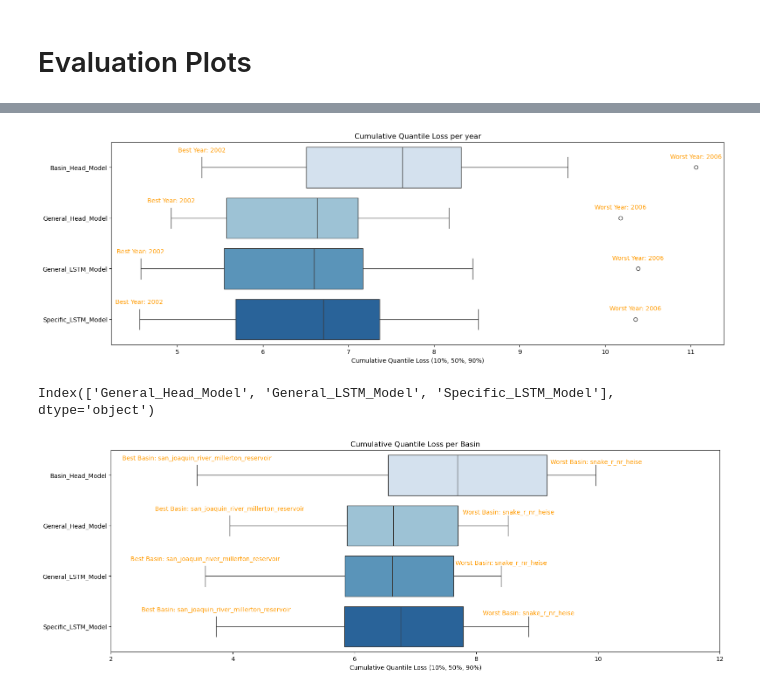
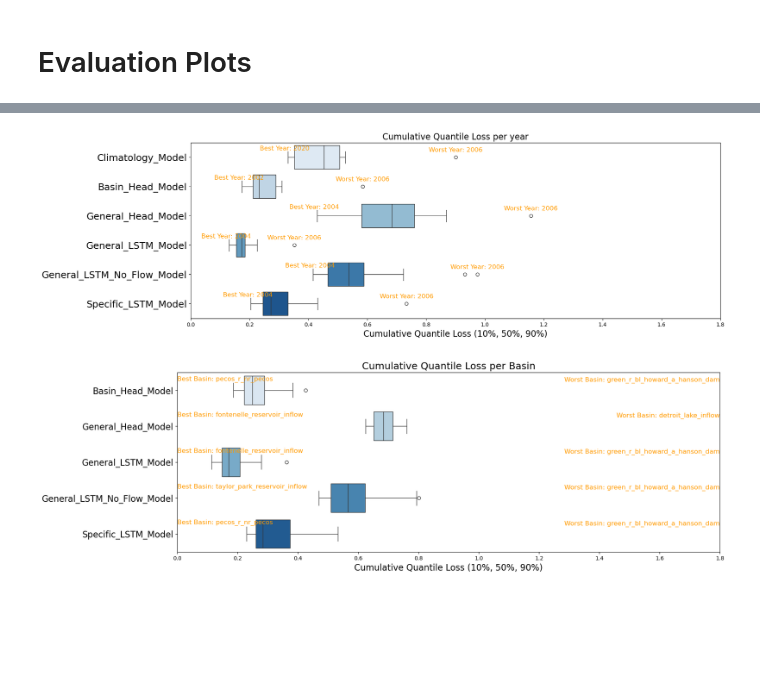
Before and after one commit to KarRups/Hydra_Code, a Jupyter notebook: Week_Ahead_Evaluation.ipynb, the cells around one changed output, grey strips where cells are left out. Cells and saved outputs as stored; diff of their text form; code cells hidden in the pictures; blank space fills up the shorter version.

```diff
--- a/Week_Ahead_Evaluation.ipynb
+++ b/Week_Ahead_Evaluation.ipynb
@@ -172,6 +233,0 @@ def quantile_loss(predictions, true_values, quantiles = np.array([0.1,0.5,0.9]))
-# %%
-# Ideally I want a table with Model as one axis and Year as another, showing the performance of each model for each year and which one performed better
-# Maybe a similar graph for each basin
-
-for Output in Outputs:
-    print(quantile_loss(Output, Truth.squeeze()))
@@ -316,7 +338,7 @@ Scores = Matrix_Of_CV_Scores(basins, years)
 # %%
 # Average over years
-averaged_scores = {model: {basin: [] for basin in basins} for model in ["Climatology_Model", "Basin_Head_Model", "General_Head_Model", "General_LSTM_Model", "Specific_LSTM_Model"]}
-model_names = ["Climatology_Model", "Basin_Head_Model", "General_Head_Model", "General_LSTM_Model", "Specific_LSTM_Model"]
+averaged_scores = {model: {basin: [] for basin in basins} for model in ["Climatology_Model", "Basin_Head_Model", "General_Head_Model", "General_LSTM_Model", "General_LSTM_No_Flow_Model", "Specific_LSTM_Model"]}
+model_names = ["Climatology_Model", "Basin_Head_Model", "General_Head_Model", "General_LSTM_Model", "General_LSTM_No_Flow_Model", "Specific_LSTM_Model"]
 model_name_underscore_count = {model: model.count('_') for model in model_names}
 
 # Extract scores and compute averages
@@ -346,14 +368,14 @@ basins_df.loc['Average'] = average_row
 import pickle
 
 
-# Save the dictionary to a file
-# with open('/data/Hydra_Work/Validation_Results/20_22_Validation_Dict.pkl', 'wb') as f:
-#     pickle.dump(Scores, f)
+# # Save the dictionary to a file
+with open('/data/Hydra_Work/Validation_Results/1_Day_11_06_Validation_Dict.pkl', 'wb') as f:
+    pickle.dump(Scores, f)
 
-# Load the dictionary from a file
-with open('/data/Hydra_Work/Validation_Results/20_22_Validation_Dict.pkl', 'rb') as f:
+#Load the dictionary from a file
+with open('/data/Hydra_Work/Validation_Results/1_Day_11_06_Validation_Dict.pkl', 'rb') as f:
     Scores = pickle.load(f)
-#
+
 years = np.arange(2000,2024,2)
 # %%
 def highlight_min(s):
@@ -386,7 +408,7 @@ styled_df
 # %%
 # Average over basins
-averaged_scores = {year: {model: [] for model in ["Climatology_Model", "Basin_Head_Model", "General_Head_Model", "General_LSTM_Model", "Specific_LSTM_Model"]} for year in years}
-model_names = ["Climatology_Model", "Basin_Head_Model", "General_Head_Model", "General_LSTM_Model", "Specific_LSTM_Model"]
+averaged_scores = {year: {model: [] for model in ["Climatology_Model", "Basin_Head_Model", "General_Head_Model", "General_LSTM_Model", "General_LSTM_No_Flow_Model", "Specific_LSTM_Model"]} for year in years}
+model_names = ["Climatology_Model", "Basin_Head_Model", "General_Head_Model", "General_LSTM_Model", "General_LSTM_No_Flow_Model", "Specific_LSTM_Model"]
 model_name_underscore_count = {model: model.count('_') for model in model_names}
 
 # Extract scores and compute averages
@@ -441,35 +463,40 @@ years_styled_df
 # %%
+import matplotlib.dates as mdates
+
+import matplotlib.pyplot as plt
+plt.style.use('tableau-colorblind10')
+
 import seaborn as sns
+
 sns.color_palette('colorblind')
-df = years_df.drop(columns= 'Climatology_Model')
+df = years_df #.drop(columns= 'Climatology_Model')
 plt.figure(figsize=(18, 6))
 sns.boxplot(data=df, orient = 'h', palette='Blues')
 
 
 # Find the index of the best and worst points
 best_indices = df.idxmin()
 worst_indices = df.idxmax()
 
 # Add text annotations to the plot for each column
 for col in df.columns:
     best_index = best_indices[col]
     worst_index = worst_indices[col]
 
     best_point = df.loc[best_index, col]
     worst_point = df.loc[worst_index, col]
 
-    plt.text(best_point , df.columns.get_loc(col) - 0.4, f'Best Year: {best_index}', ha='center', va='top', color='#ff9b00')
-    plt.text(worst_point , df.columns.get_loc(col) - 0.15, f'Worst Year: {worst_index}', ha='center', va='bottom', color='#ff9b00')
+    plt.text(best_point - 0.01 , df.columns.get_loc(col) - 0.4, f'Best Year: {best_index}', ha='center', va='top', color='#ff9b00', fontsize=12)
+    plt.text(worst_point , df.columns.get_loc(col) - 0.15, f'Worst Year: {worst_index}', ha='center', va='bottom', color='#ff9b00', fontsize=12)
 
-plt.xlabel('Cumulative Quantile Loss (10%, 50%, 90%)')
-plt.title('Cumulative Quantile Loss per year')
+plt.xlim([0,1.8])
+
+plt.xlabel('Cumulative Quantile Loss (10%, 50%, 90%)', fontsize=16)
+plt.yticks(fontsize=18)
+plt.title('Cumulative Quantile Loss per year', fontsize=16)
 plt.show()
 # %% [output]
-[figure, old version]
+[figure, new version]
-# %%
-df.columns[1:]
-# %% [output]
-Index(['General_Head_Model', 'General_LSTM_Model', 'Specific_LSTM_Model'], dtype='object')
 # %%
 import seaborn as sns
 df = basins_df.drop(columns= 'Climatology_Model')
@@ -489,16 +516,19 @@ for col in df.columns:
     best_point = df.loc[best_index, col]
     worst_point = df.loc[worst_index, col]
 
-    plt.text(best_point , df.columns.get_loc(col) - 0.4, f'Best Basin: {best_index}', ha='center', va='top', color='#ff9b00')
-    plt.text(worst_point , df.columns.get_loc(col) - 0.2, f'Worst Basin: {worst_index}', ha='center', va='bottom', color='#ff9b00')
+    plt.text(0 , df.columns.get_loc(col) - 0.4, f'Best Basin: {best_index}', ha='left', va='top', color='#ff9b00', fontsize=12)
+    plt.text(1.8, df.columns.get_loc(col) - 0.2, f'Worst Basin: {worst_index}', ha='right', va='bottom', color='#ff9b00', fontsize=12)
 
-plt.xlim([2,12])
+
+plt.xlim([0,1.8])
 plt.xlabel('Cumulative Quantile Loss (10%, 50%, 90%)')
 
+plt.xlabel('Cumulative Quantile Loss (10%, 50%, 90%)', fontsize=16)
+plt.yticks(fontsize=16)
 
-plt.title('Cumulative Quantile Loss per Basin')
+plt.title('Cumulative Quantile Loss per Basin', fontsize=18)
 plt.show()
 # %% [output]
-[figure, old version]
+[figure, new version]
 # %%
 basins_df[basins_df.index == 'libby_reservoir_inflow' ]
```
Also changed, not shown: parts of 25 cells of this notebook, 7 other files.
